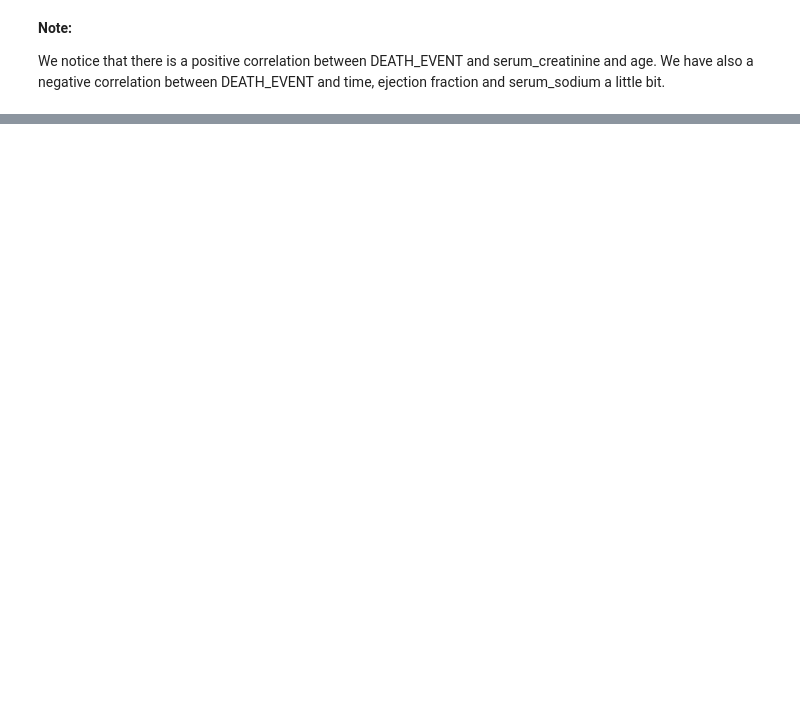
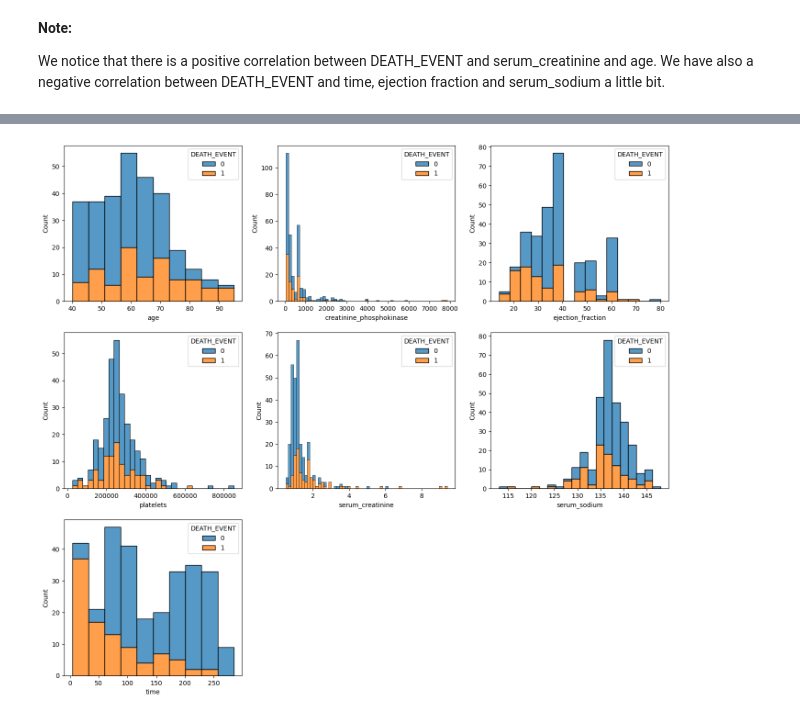
Before and after one commit to adi-kgp/analytics-projects, a Jupyter notebook: heart-failure-prediction/heart-failure-prediction-ml.ipynb, the cells around one changed output, grey strips where cells are left out. Cells and saved outputs as stored; diff of their text form; code cells hidden in the pictures; blank space fills up the shorter version.

```diff
--- a/heart-failure-prediction/heart-failure-prediction-ml.ipynb
+++ b/heart-failure-prediction/heart-failure-prediction-ml.ipynb
@@ -186,0 +189,3 @@ We notice that there is a positive correlation between DEATH_EVENT and serum_cre
+# %%
+categorical_variables = ["anaemia", "diabetes", "high_blood_pressure", "sex", "smoking"]
+continuous_variables = ["age", "creatinine_phosphokinase", "ejection_fraction", "platelets", "serum_creatinine", "serum_sodium", "time"]
@@ -186,0 +202,10 @@ We notice that there is a positive correlation between DEATH_EVENT and serum_cre
+# %%
+# Plotting the impact of continuous variables on DEATH_EVENT
+
+plt.figure(figsize=(17,15))
+for j, con in enumerate(continuous_variables):
+    plt.subplot(3,3,j+1)
+    sns.histplot(data = data, x = con, hue = "DEATH_EVENT", multiple="stack")
+plt.show()
+# %% [output]
+[figure, added]
```
Also changed, not shown: parts of 33 cells of this notebook.
